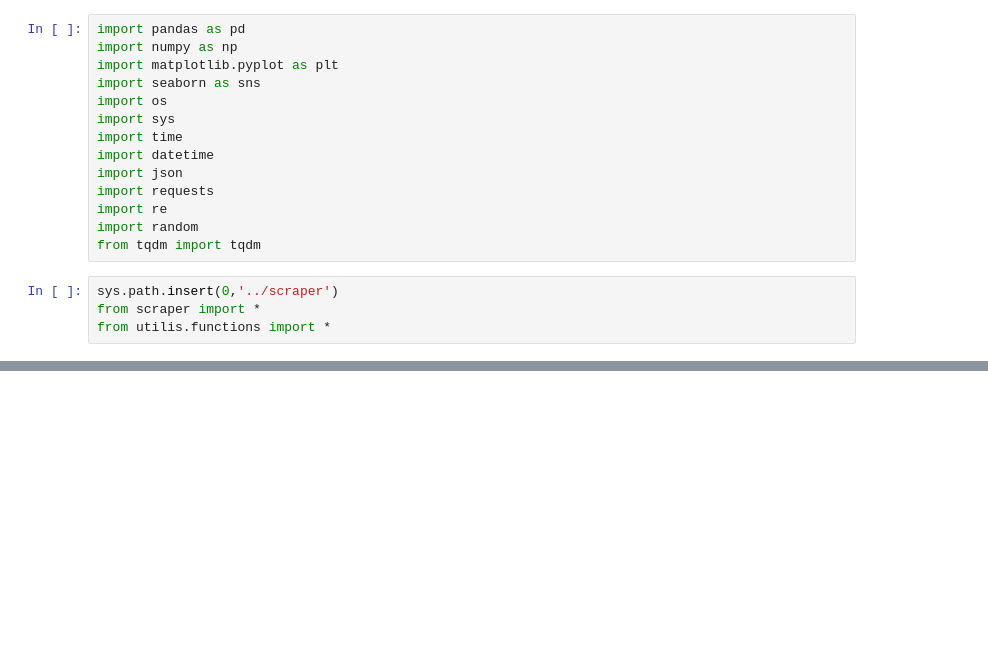
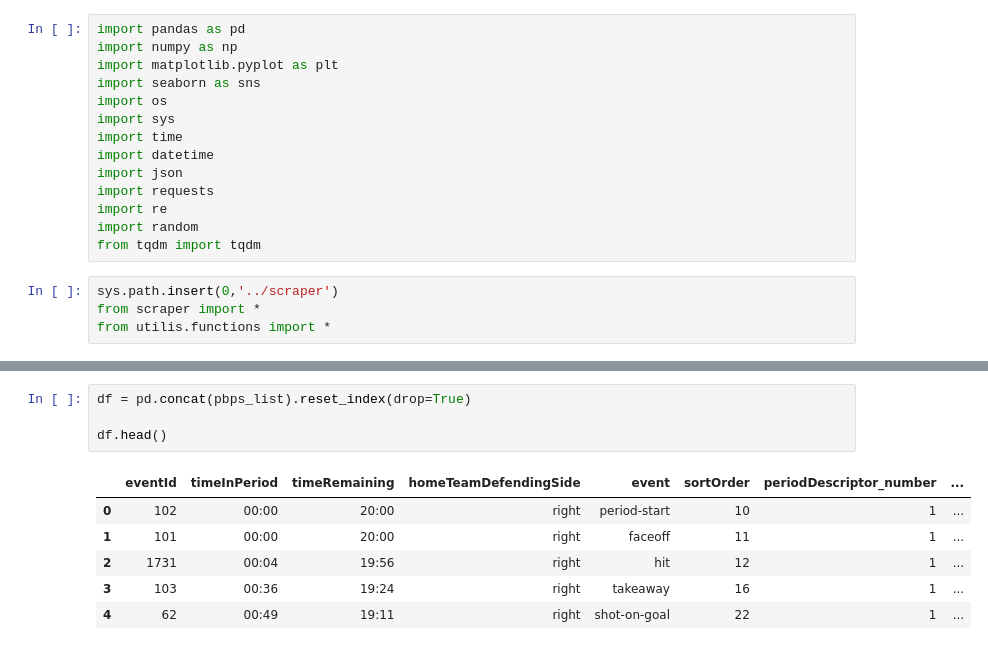
Before and after one commit to maxtixador/max_nhl_scraper, a Jupyter notebook: notebooks/notebook.ipynb, the cells around one changed output, grey strips where cells are left out. Cells and saved outputs as stored; diff of their text form; blank space fills up the shorter version.

```diff
--- a/notebooks/notebook.ipynb
+++ b/notebooks/notebook.ipynb
@@ -78,0 +56,11 @@ Name: count, dtype: int64
+# %%
+df = pd.concat(pbps_list).reset_index(drop=True)
+
+df.head()
+# %% [output]
+|  | eventId | timeInPeriod | timeRemaining | homeTeamDefendingSide | event | sortOrder | periodDescriptor_number | ... |
+| 0 | 102 | 00:00 | 20:00 | right | period-start | 10 | 1 | ... |
+| 1 | 101 | 00:00 | 20:00 | right | faceoff | 11 | 1 | ... |
+| 2 | 1731 | 00:04 | 19:56 | right | hit | 12 | 1 | ... |
+| 3 | 103 | 00:36 | 19:24 | right | takeaway | 16 | 1 | ... |
+| 4 | 62 | 00:49 | 19:11 | right | shot-on-goal | 22 | 1 | ... |
```
Also changed, not shown: parts of 5 cells of this notebook, 5 other files.
